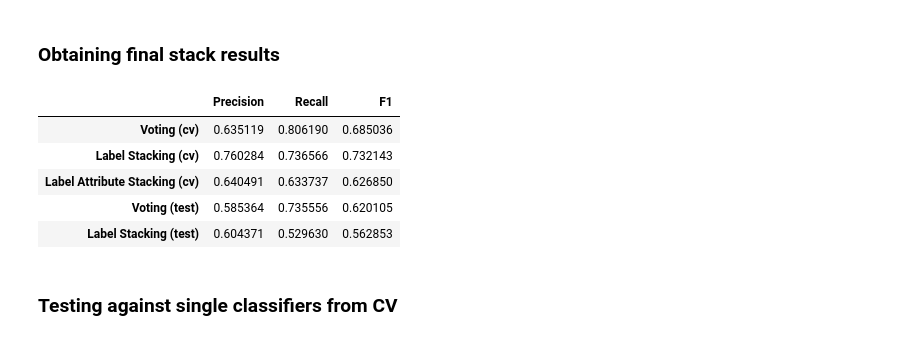
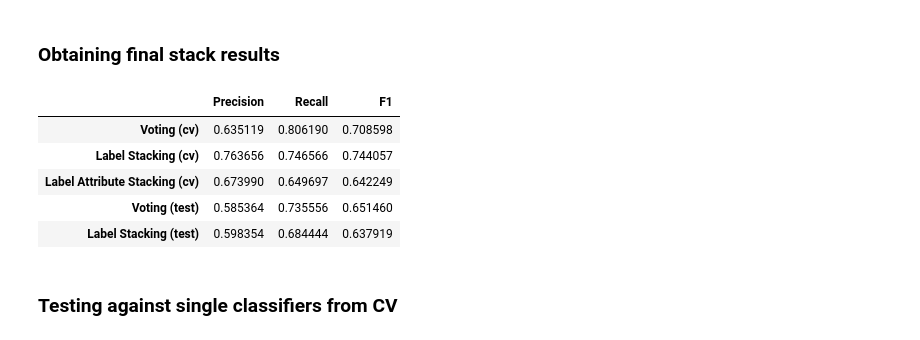
Before and after one commit to patrickFuerst/CoE_task, a Jupyter notebook: classifier_selection.ipynb, the cells around one changed output. Cells and saved outputs as stored; diff of their text form; code cells hidden in the pictures.

```diff
--- a/classifier_selection.ipynb
+++ b/classifier_selection.ipynb
@@ -635,7 +618,7 @@ df_final_results = df_final_results.append(metrics)
 
 # Save final data sets obtained with our best approach
 df_y_text = df_y
-df_X_text = pd.DataFrame(df_normalized_X, df_X.index, df_X.columns)
+df_X_text = df_X #pd.DataFrame(df_normalized_X, df_X.index, df_X.columns)
 # %% [output]
 '################## Use textual data  ###################'
 |  | goodforairplane | 24000 | baby | baseball | big | doc | escort | frozen | heroes | high | ... |
@@ -711,7 +694,7 @@ df_final_results = df_final_results.append(metrics)
 
 # Save final data sets obtained with our best approach
 df_y_visual = df_y
-df_scaled_X_visual = pd.DataFrame(df_scaled_X, df_X.index, df_X.columns)
+df_scaled_X_visual = df_X#pd.DataFrame(df_scaled_X, df_X.index, df_X.columns)
 # %% [output]
 '################## Use visual data  ###################'
 |  | goodforairplane | (0, 0) | (0, 1) | (1, 0) | (1, 1) | (2, 0) | (2, 1) | (3, 0) | (3, 1) | (4, 0) | ... |
@@ -1158,7 +1131,7 @@ df_test_visual.drop(['filename'],axis=1, inplace=True)
 
 df_X_visual_test = df_test_visual.drop('goodforairplane',axis=1)
 df_y_visual_test = df_test_visual['goodforairplane']
-df_scaled_X_visual_test = pd.DataFrame(StandardScaler().fit_transform(df_X_visual_test))
+df_scaled_X_visual_test = df_X_visual_test#pd.DataFrame(StandardScaler().fit_transform(df_X_visual_test))
 
 print("visual:"  + str(df_X_visual_test.shape[0]))
 display(df_X_visual_test.head(2))
@@ -1203,18 +1176,13 @@ df_test_meta = pd.merge(df_movies_test,df_meta_data_test_p, on='filename')
 df_test_meta.drop(['filename'],axis=1, inplace=True)
 
 df_X_meta_test = df_test_meta.drop('goodforairplane',axis=1)
-# Work around for runtime
-#df_X_meta_test['runtime'] = df_X_meta_test['runtime'].apply(lambda x: int(x.split(' ')[0]) if x != 'N/A' else 0)
-#df_X_meta_test['year'] =  df_X_meta_test['year'].apply(pd.to_numeric)
+
 
 df_y_meta_test = df_test_meta['goodforairplane']
 
 label_encoder = MultiColumnLabelEncoder(['rated'])
 X_labelencoded_meta_test = label_encoder.fit_transform(df_X_meta_test)
-#label_encoder = MultiColumnLabelEncoder(['language','genre','country','rated'])
-#X_labelencoded_meta_test = pd.DataFrame(label_encoder.fit_transform(df_X_meta_test))
 
-#print("meta:"+ str(df_X_meta_test.shape[0]) )
 display(X_labelencoded_meta_test.head(2))
 # %% [output]
 text:223
@@ -2307,47 +2318,47 @@ Also we compared all of them against the baseline and values from the paper.
 # %%
 stack_results = pd.DataFrame()
 stack_results["Precision"] = pd.Series()
 stack_results["Recall"] = pd.Series()
 stack_results["F1"] = pd.Series()
 stack_results["F1 scores"] = pd.Series()
 
 stack_results = stack_results.append(pd.Series({"Precision": 0.6351190476190476,
                                "Recall": 0.8061904761904761,
                                "F1": np.mean(f1_scores_voting),
                                "F1 scores": f1_scores_voting}, name = "Voting (cv)"))
 
-stack_results = stack_results.append(pd.Series({"Precision": label_stack.loc["AdaBoostClassifier"]["precision"],
-                               "Recall": label_stack.loc["AdaBoostClassifier"]["recall"],
-                               "F1": label_stack.loc["AdaBoostClassifier"]["F1"],
-                               "F1 scores": label_stack.loc["AdaBoostClassifier"]["F1 scores"]},
+stack_results = stack_results.append(pd.Series({"Precision": label_stack.loc["NearestCentroid"]["precision"],
+                               "Recall": label_stack.loc["NearestCentroid"]["recall"],
+                               "F1": label_stack.loc["NearestCentroid"]["F1"],
+                               "F1 scores": label_stack.loc["NearestCentroid"]["F1 scores"]},
                                                name = "Label Stacking (cv)"))
 
-stack_results = stack_results.append(pd.Series({"Precision": label_feature_stack_cv.loc["KNeighborsClassifier"]["precision"],
-                               "Recall": label_feature_stack_cv.loc["KNeighborsClassifier"]["recall"],
-                               "F1": label_feature_stack_cv.loc["KNeighborsClassifier"]["F1"],
-                               "F1 scores": label_feature_stack_cv.loc["KNeighborsClassifier"]["F1 scores"]},
+stack_results = stack_results.append(pd.Series({"Precision": label_feature_stack_cv.loc["RandomForestClassifier"]["precision"],
+                               "Recall": label_feature_stack_cv.loc["RandomForestClassifier"]["recall"],
+                               "F1": label_feature_stack_cv.loc["RandomForestClassifier"]["F1"],
+                               "F1 scores": label_feature_stack_cv.loc["RandomForestClassifier"]["F1 scores"]},
                                                name = "Label Attribute Stacking (cv)"))
 
 stack_results = stack_results.append(pd.Series({"Precision": 0.5853638889089406,
                                "Recall": 0.7355555555555556,
                                "F1": np.mean(f1_scores_voting_test),
                                "F1 scores": f1_scores_voting_test}, name = "Voting (test)"))
 
-best_label_test = label_stack_scores.loc[label_stack_scores["Classifier"] == "KNeighborsClassifier"]
+best_label_test = label_stack_scores.loc[label_stack_scores["Classifier"] == "AdaBoostClassifier"]
 stack_results = stack_results.append(pd.Series({"Precision": best_label_test["Precision"].values[0],
                                "Recall": best_label_test["Recall"].values[0],
                                "F1": best_label_test["F1"].values[0],
                                "F1 scores": best_label_test["F1 scores"].values[0]},
                                                name = "Label Stacking (test)"))
 
 stack_results[["Precision", "Recall", "F1"]]
 # %% [output]
 |  | Precision | Recall | F1 |
-| Voting (cv) | 0.635119 | 0.806190 | 0.685036 |
-| Label Stacking (cv) | 0.760284 | 0.736566 | 0.732143 |
-| Label Attribute Stacking (cv) | 0.640491 | 0.633737 | 0.626850 |
-| Voting (test) | 0.585364 | 0.735556 | 0.620105 |
-| Label Stacking (test) | 0.604371 | 0.529630 | 0.562853 |
+| Voting (cv) | 0.635119 | 0.806190 | 0.708598 |
+| Label Stacking (cv) | 0.763656 | 0.746566 | 0.744057 |
+| Label Attribute Stacking (cv) | 0.673990 | 0.649697 | 0.642249 |
+| Voting (test) | 0.585364 | 0.735556 | 0.651460 |
+| Label Stacking (test) | 0.598354 | 0.684444 | 0.637919 |
 # %% [markdown]
 ### Testing against single classifiers from CV
 # %%
```
Also changed, not shown: parts of 34 cells of this notebook.
